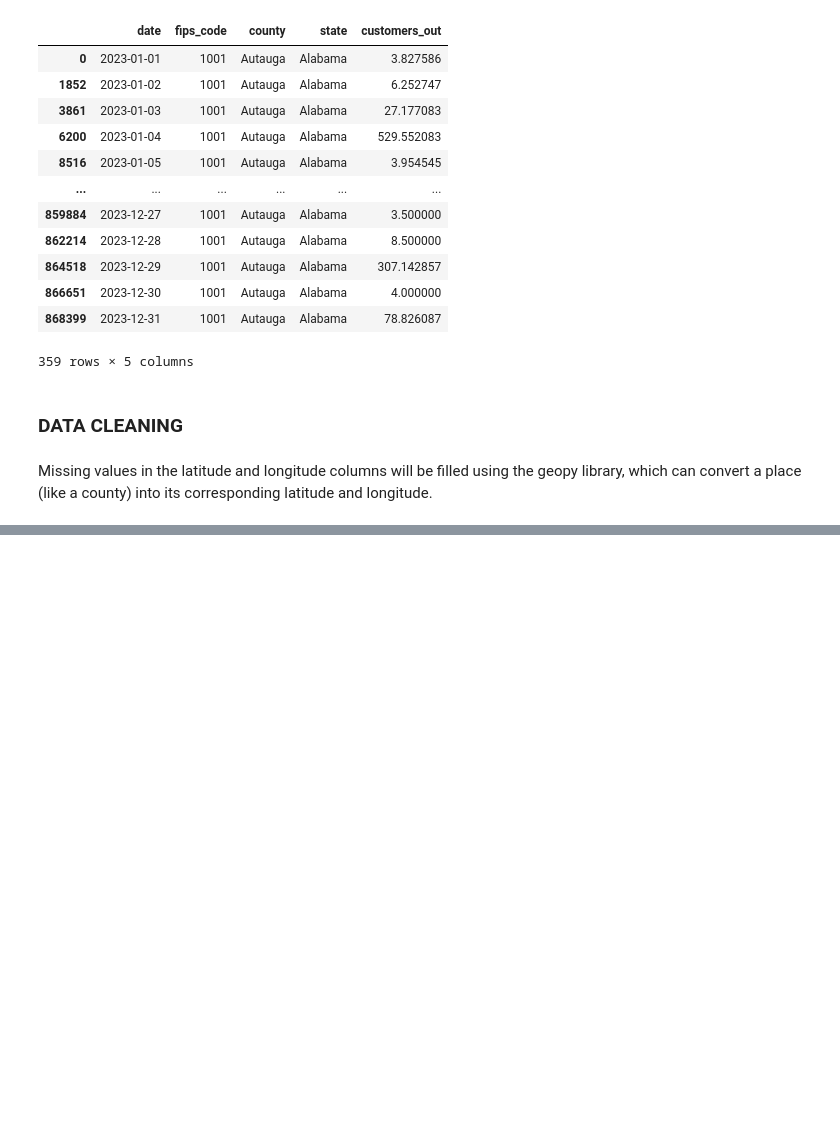
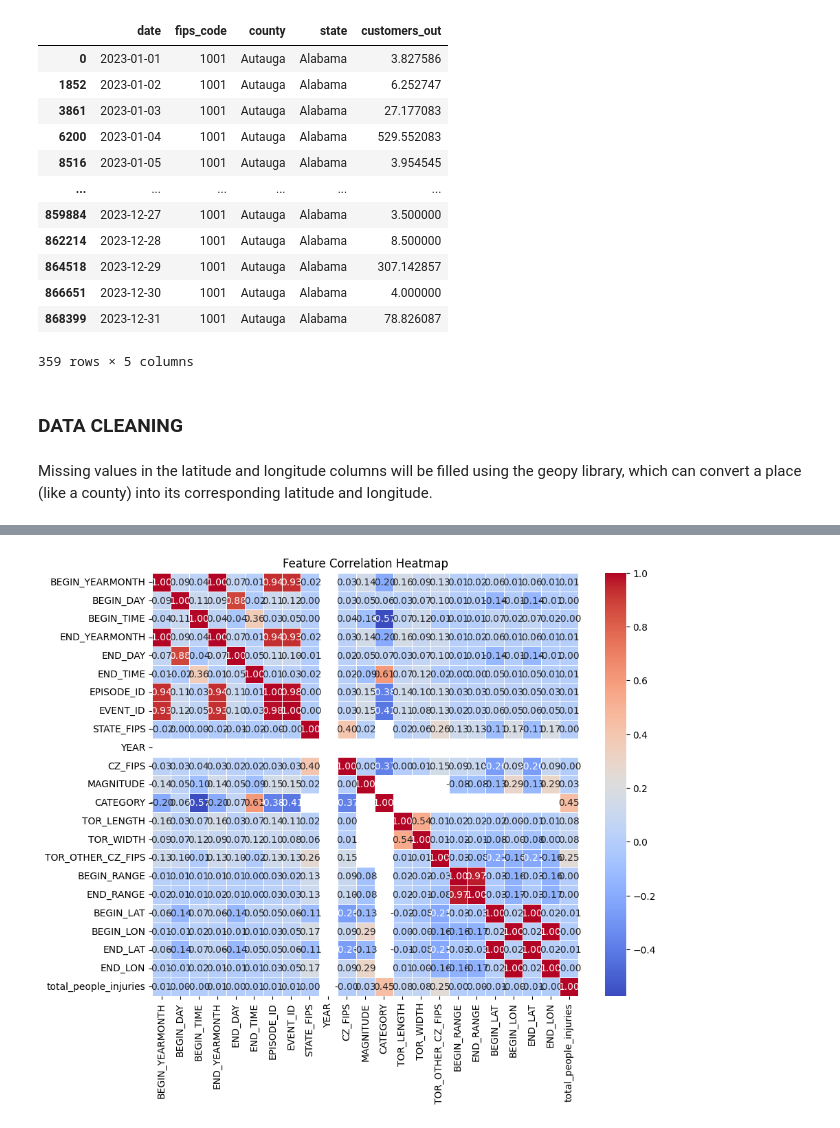
Before and after one commit to kwiatkowskaa/PowerOutage_Prediction, a Jupyter notebook: notebooks/02_feature_engineering.ipynb, the cells around one changed output, grey strips where cells are left out. Drawn from its saved outputs; the diff is of its cells as text; code cells hidden in the pictures; blank space fills up the shorter version.

```diff
--- a/notebooks/02_feature_engineering.ipynb
+++ b/notebooks/02_feature_engineering.ipynb
@@ -260,0 +326,25 @@ stormEvents_2014[['CZ_NAME', 'BEGIN_LAT', 'BEGIN_LON']]
+# %%
+stormEvents_2015["total_damages"] = stormEvents_2015["DAMAGE_PROPERTY"] + stormEvents_2015["DAMAGE_CROPS"]
+stormEvents_2015["total_people_injuries"] = (
+    stormEvents_2015["DEATHS_DIRECT"] + stormEvents_2015["DEATHS_INDIRECT"] +
+    stormEvents_2015["INJURIES_DIRECT"] + stormEvents_2015["INJURIES_INDIRECT"]
+)
+
+stormEvents_2015["percent_of_deaths"] = (stormEvents_2015["DEATHS_DIRECT"] + stormEvents_2015["DEATHS_INDIRECT"]) / \
+    stormEvents_2015["total_people_injuries"].replace(0, pd.NA)
+
+columns_to_remove = [
+    "DAMAGE_PROPERTY", "DAMAGE_CROPS", "DEATHS_DIRECT", "DEATHS_INDIRECT", "INJURIES_DIRECT", "INJURIES_INDIRECT"
+]
+
+stormEvents_2015 = stormEvents_2015.drop(columns=columns_to_remove)
+# %%
+numeric_cols = stormEvents_2015.select_dtypes(include=['float64', 'int64'])
+corr_matrix = numeric_cols.corr()
+
+plt.figure(figsize=(10, 8))
+sns.heatmap(corr_matrix, annot=True, cmap='coolwarm', fmt=".2f", linewidths=0.5)
+plt.title("Feature Correlation Heatmap")
+plt.show()
+# %% [output]
+[figure, added]
```
Also changed, not shown: parts of 8 cells of this notebook.
